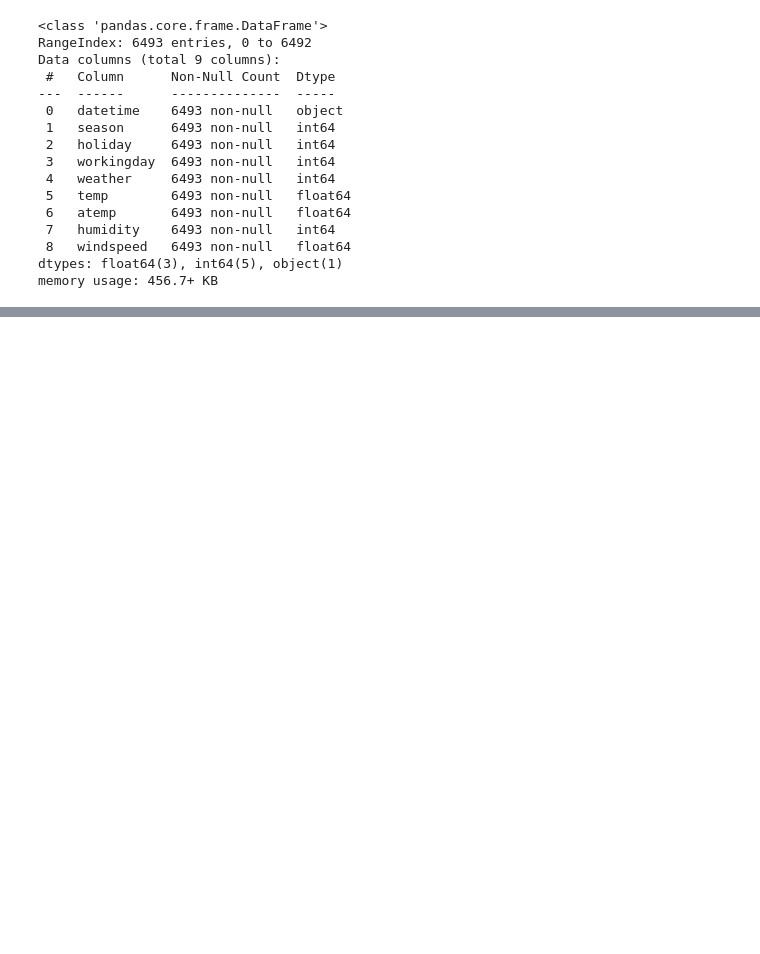
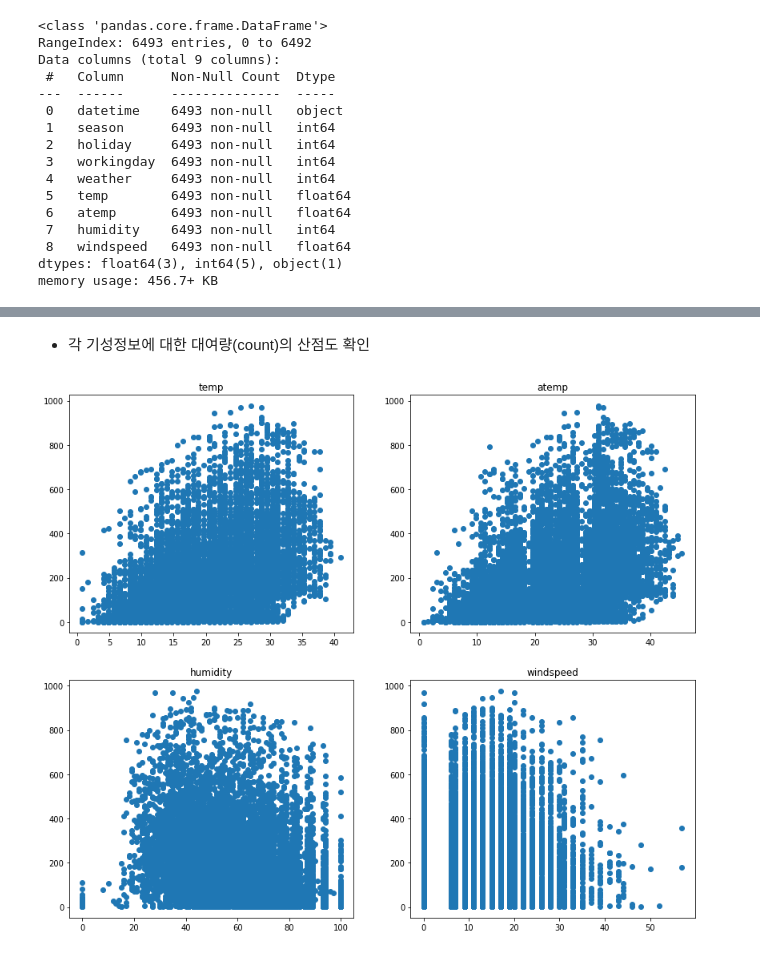
Before and after one commit to junseongwoo/Study_Data_Science, a Jupyter notebook: Kaggle/Bike_Sharing_Demand/bike_sharing_demand.ipynb, the cells around one changed output, grey strips where cells are left out. Cells and saved outputs as stored; diff of their text form; code cells hidden in the pictures; blank space fills up the shorter version.

```diff
--- a/Kaggle/Bike_Sharing_Demand/bike_sharing_demand.ipynb
+++ b/Kaggle/Bike_Sharing_Demand/bike_sharing_demand.ipynb
@@ -72,0 +118,18 @@ memory usage: 456.7+ KB
+# %% [markdown]
+- 각 기성정보에 대한 대여량(count)의 산점도 확인
+# %%
+fig, ax = plt.subplots(2, 2, figsize = (14, 12))
+
+ax[0][0].scatter(train_data['temp'], train_data['count'])
+ax[0][1].scatter(train_data['atemp'], train_data['count'])
+ax[1][0].scatter(train_data['humidity'], train_data['count'])
+ax[1][1].scatter(train_data['windspeed'], train_data['count'])
+
+ax[0][0].set(title = 'temp')
+ax[0][1].set(title = 'atemp')
+ax[1][0].set(title = 'humidity')
+ax[1][1].set(title = 'windspeed')
+
+plt.show()
+# %% [output]
+[figure, added]
```
Also changed, not shown: parts of 15 cells of this notebook.
